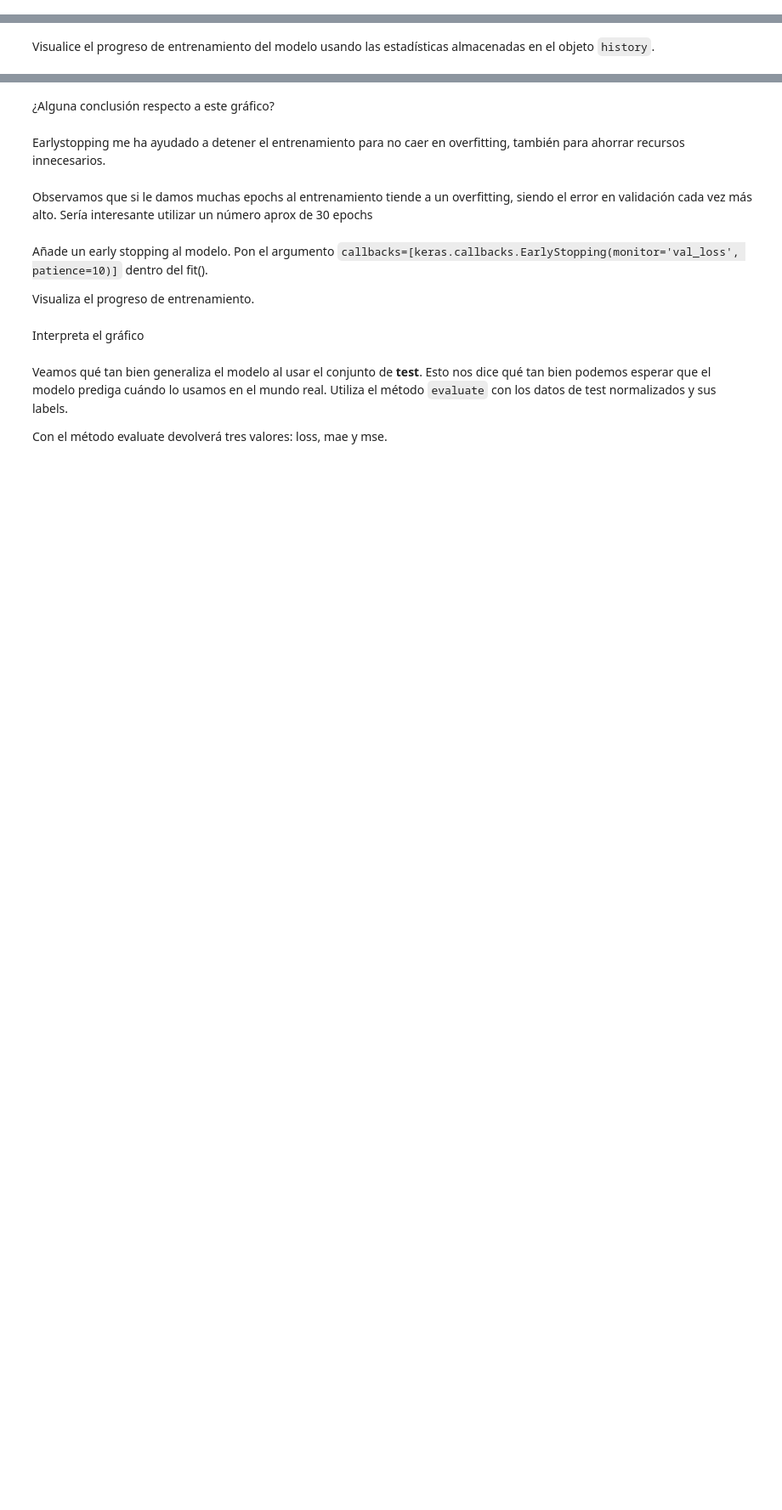
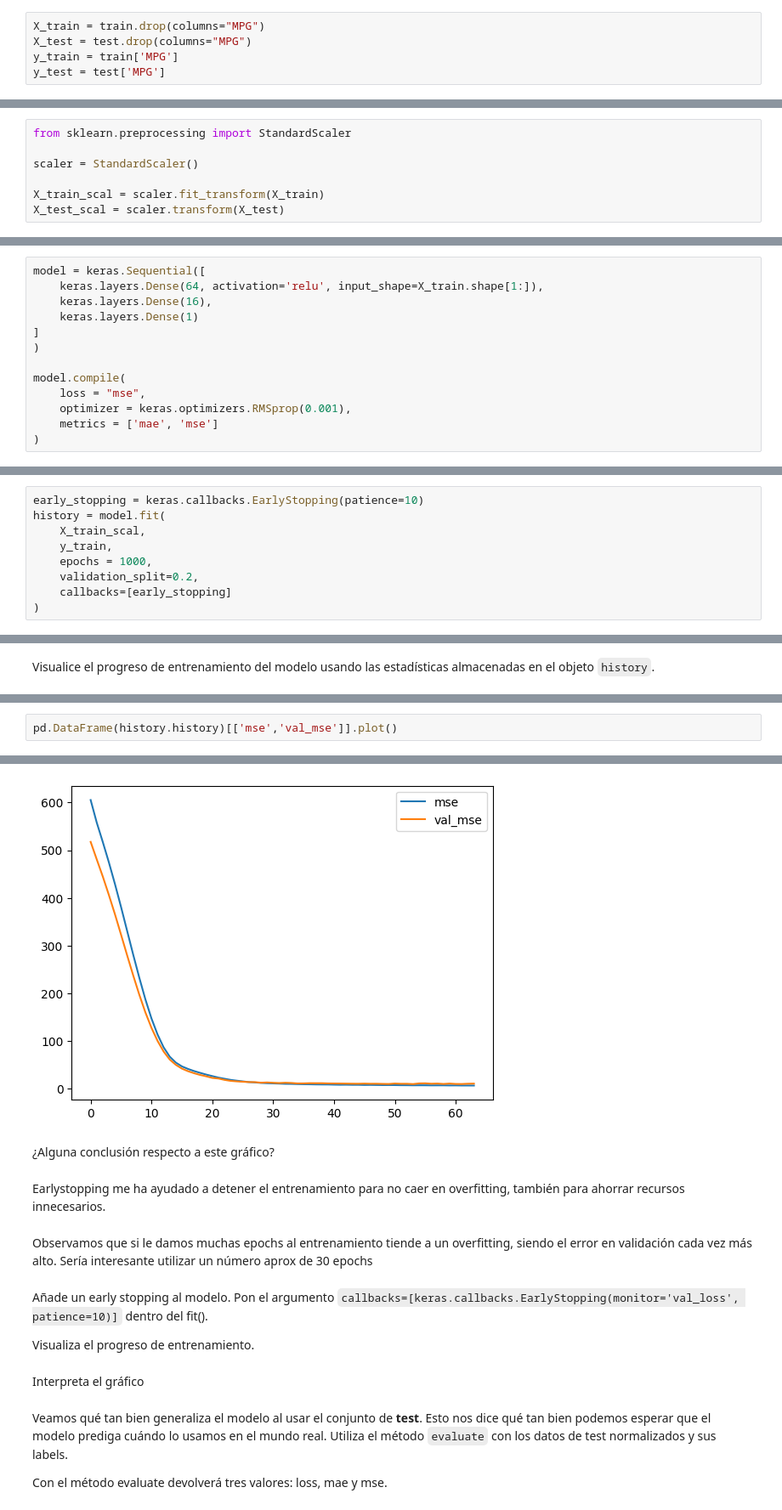
Before and after one commit to MNievas12/2405_dsft_thebridge, a Jupyter notebook: 2_Machine_Learning/3-Deep_Learning/1-Intro_Deep_Learning/ejercicios/Deep_Learning_regression.ipynb, the cells around one changed output, grey strips where cells are left out. Shown at 85% size. Saved outputs shown, nothing was run; the diff lists cells and outputs as text; blank space fills up the shorter version.

```diff
--- a/2_Machine_Learning/3-Deep_Learning/1-Intro_Deep_Learning/ejercicios/Deep_Learning_regression.ipynb
+++ b/2_Machine_Learning/3-Deep_Learning/1-Intro_Deep_Learning/ejercicios/Deep_Learning_regression.ipynb
@@ -40,3 +273,8 @@ Tambien revise las estadisticas generales:
 ### Separa las features del target
 
 Separe el target de las features.
+# %%
+X_train = train.drop(columns="MPG")
+X_test = test.drop(columns="MPG")
+y_train = train['MPG']
+y_test = test['MPG']
@@ -44,6 +292,13 @@ Separe el target de las features.
 ### Estandariza los datos
 # %% [markdown]
 Es una buena práctica estandarizar funciones que utilizan diferentes escalas y rangos. Aunque el modelo podría converger sin estandarizar, dificulta el entrenamiento y hace que el modelo resultante dependa de la elección de las unidades utilizadas en la entrada.
+# %%
+from sklearn.preprocessing import StandardScaler
+
+scaler = StandardScaler()
+
+X_train_scal = scaler.fit_transform(X_train)
+X_test_scal = scaler.transform(X_test)
 # %% [markdown]
 Estos datos estandarizados es lo que usaremos para entrenar el modelo.
 # %% [markdown]
@@ -63,3 +322,16 @@ Y en metrics añade en una lista el `mae` y `mse`.
+# %%
+model = keras.Sequential([
+    keras.layers.Dense(64, activation='relu', input_shape=X_train.shape[1:]),
+    keras.layers.Dense(16),
+    keras.layers.Dense(1)
+]
+)
+
+model.compile(
+    loss = "mse",
+    optimizer = keras.optimizers.RMSprop(0.001),
+    metrics = ['mae', 'mse']
+)
 # %% [markdown]
 ### Inspeccione el modelo
 
@@ -73,0 +380,9 @@ NOTA: recuerda usar los datos normalizados.
+# %%
+early_stopping = keras.callbacks.EarlyStopping(patience=10)
+history = model.fit(
+    X_train_scal,
+    y_train,
+    epochs = 1000,
+    validation_split=0.2,
+    callbacks=[early_stopping]
+)
@@ -75,0 +429,3 @@ Visualice el progreso de entrenamiento del modelo usando las estadísticas almac
+# %%
+pd.DataFrame(history.history)[['mse','val_mse']].plot()
+# %% [output]
@@ -76,3 +433,4 @@ Visualice el progreso de entrenamiento del modelo usando las estadísticas almac
+[figure, added]
 # %% [markdown]
 ¿Alguna conclusión respecto a este gráfico?
 # %% [markdown]
```
Also changed, not shown: parts of 42 cells of this notebook, 1 other file.
